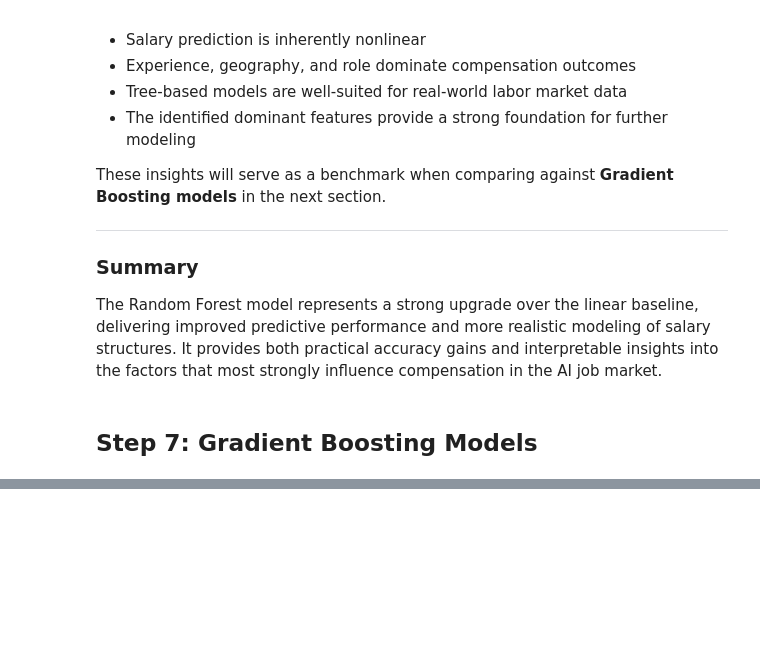
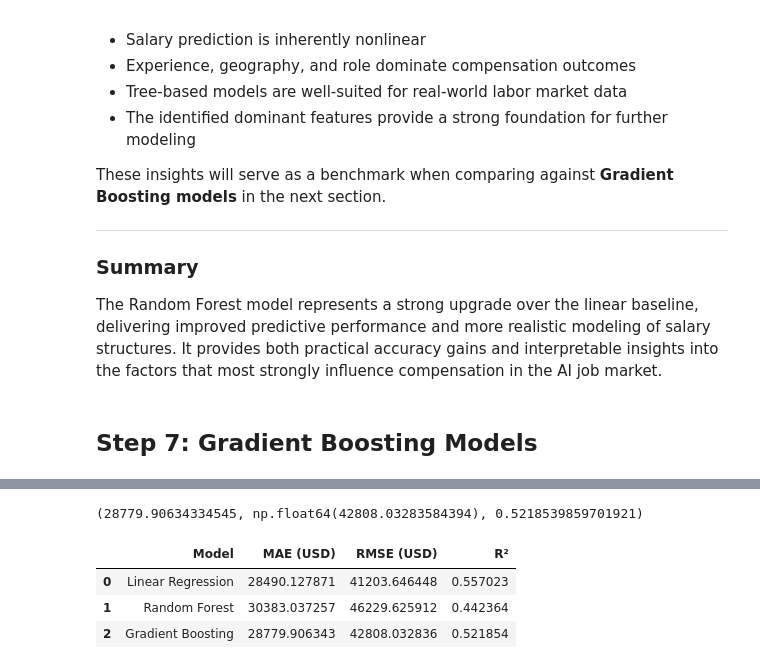
Before and after one commit to DevAnnafi/AI-Job-Market-Analyzer, a Jupyter notebook: notebooks/04_model_training.ipynb, the cells around one changed output, grey strips where cells are left out. Saved outputs shown, nothing was run; the diff lists cells and outputs as text; code cells hidden in the pictures; blank space fills up the shorter version.

```diff
--- a/notebooks/04_model_training.ipynb
+++ b/notebooks/04_model_training.ipynb
@@ -521,0 +590,59 @@ The Random Forest model represents a strong upgrade over the linear baseline, de
+# %%
+# STEP 7.4: Evaluate Gradient Boosting performance
+#
+# Compute:
+# - MAE
+# - RMSE
+# - R²
+#
+# Compare results later against:
+# - Linear Regression
+# - Random Forest
+
+gb_mae = mean_absolute_error(y_test, y_pred)
+gb_rmse = np.sqrt(mean_squared_error(y_test, y_pred))
+gb_r2 = r2_score(y_test, y_pred)
+
+gb_mae, gb_rmse, gb_r2
+# %% [output]
+(28779.90634334545, np.float64(42808.03283584394), 0.5218539859701921)
+# %%
+# STEP 7.5: Compare all three models
+#
+# Build a comparison table including:
+# - Linear Regression metrics
+# - Random Forest metrics
+# - Gradient Boosting metrics
+#
+# GOAL:
+# Identify best-performing model so far
+
+comparison_df = pd.DataFrame({
+    "Model": [
+        "Linear Regression",
+        "Random Forest",
+        "Gradient Boosting"
+    ],
+    "MAE (USD)": [
+        lr_mae,
+        rf_mae,
+        gb_mae
+    ],
+    "RMSE (USD)": [
+        lr_rmse,
+        rf_rmse,
+        gb_rmse
+    ],
+    "R²": [
+        lr_r2,
+        rf_r2,
+        gb_r2
+    ]
+})
+
+comparison_df
+# %% [output]
+|  | Model | MAE (USD) | RMSE (USD) | R² |
+| 0 | Linear Regression | 28490.127871 | 41203.646448 | 0.557023 |
+| 1 | Random Forest | 30383.037257 | 46229.625912 | 0.442364 |
+| 2 | Gradient Boosting | 28779.906343 | 42808.032836 | 0.521854 |
```
Also changed, not shown: parts of 8 cells of this notebook.
